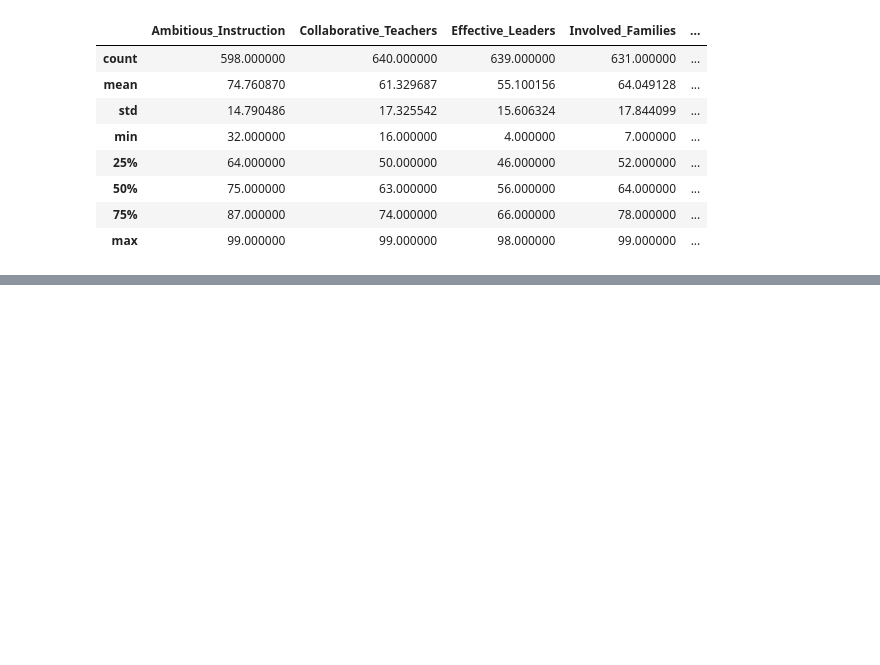
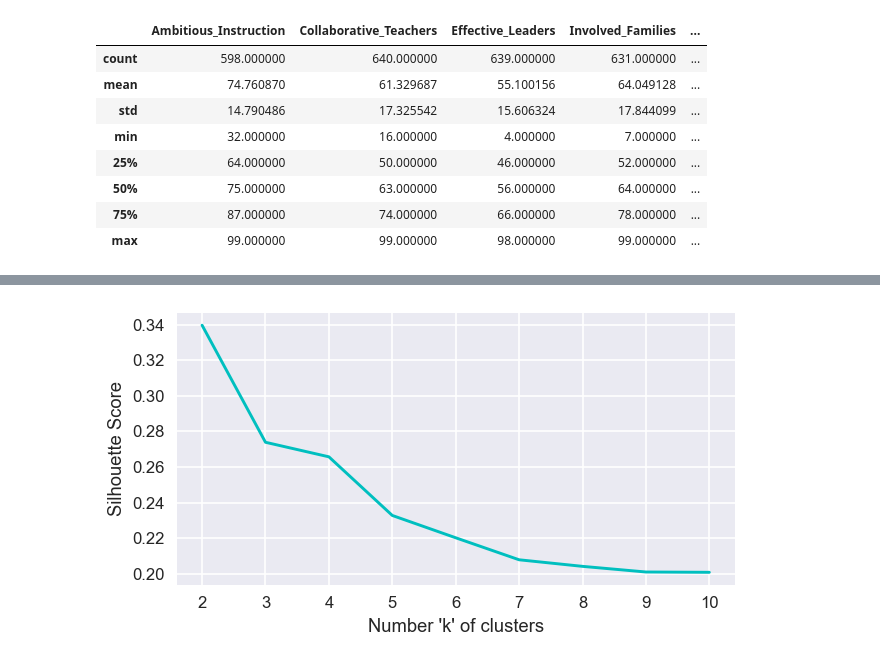
Before and after one commit to javierorman/clustering_schools, a Jupyter notebook: schools.ipynb, the cells around one changed output, grey strips where cells are left out. Saved outputs shown, nothing was run; the diff lists cells and outputs as text; code cells hidden in the pictures; blank space fills up the shorter version.

```diff
--- a/schools.ipynb
+++ b/schools.ipynb
@@ -119,2 +136,4 @@ school_df.hist(figsize=(12,12), color='c', alpha=0.4);
 # %%
 columns = list(school_df.columns)
+# %%
+X = school_df.values
@@ -120,0 +162,5 @@ columns = list(school_df.columns)
+# %%
+kmeans_per_k = [KMeans(n_clusters=k, random_state=random_state).fit(X) for k in range(2,11)]
+# %%
+silhouette_scores = [silhouette_score(X, model.labels_) for model in kmeans_per_k]
+silhouette_scores
@@ -120,0 +177,7 @@ columns = list(school_df.columns)
+# %%
+plt.figure(figsize=(6,3), dpi=120)
+plt.plot(range(2,11), silhouette_scores, color='c')
+plt.xlabel('Number \'k\' of clusters')
+plt.ylabel('Silhouette Score');
+# %% [output]
+[figure, added]
```
Also changed, not shown: parts of 9 cells of this notebook.
